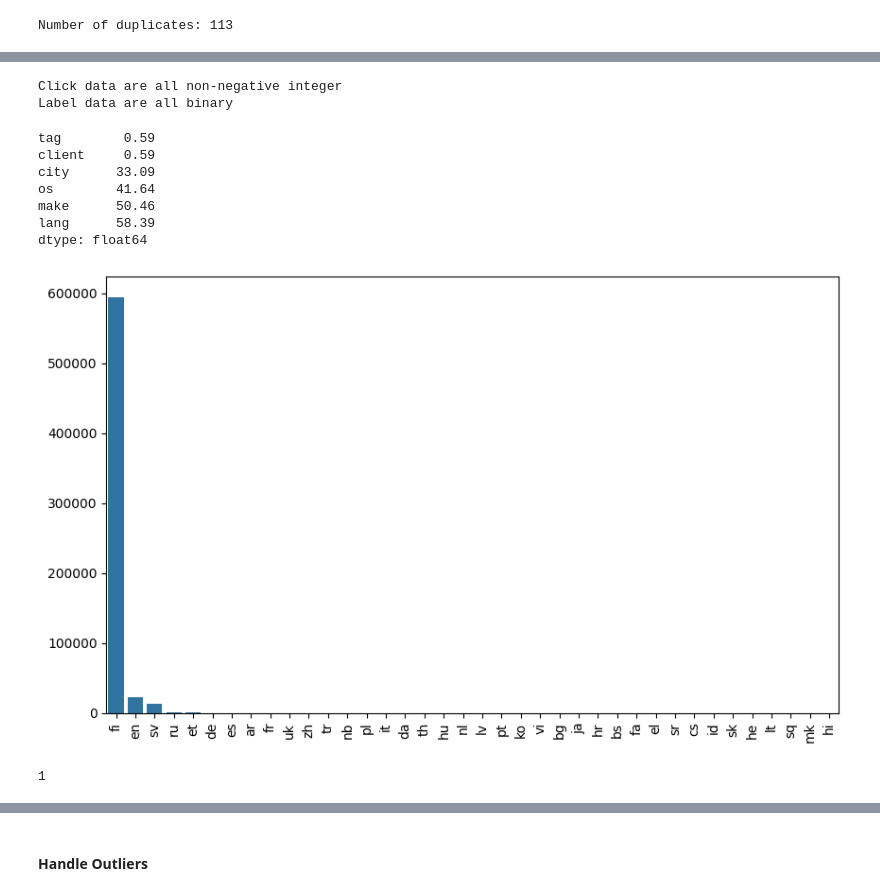
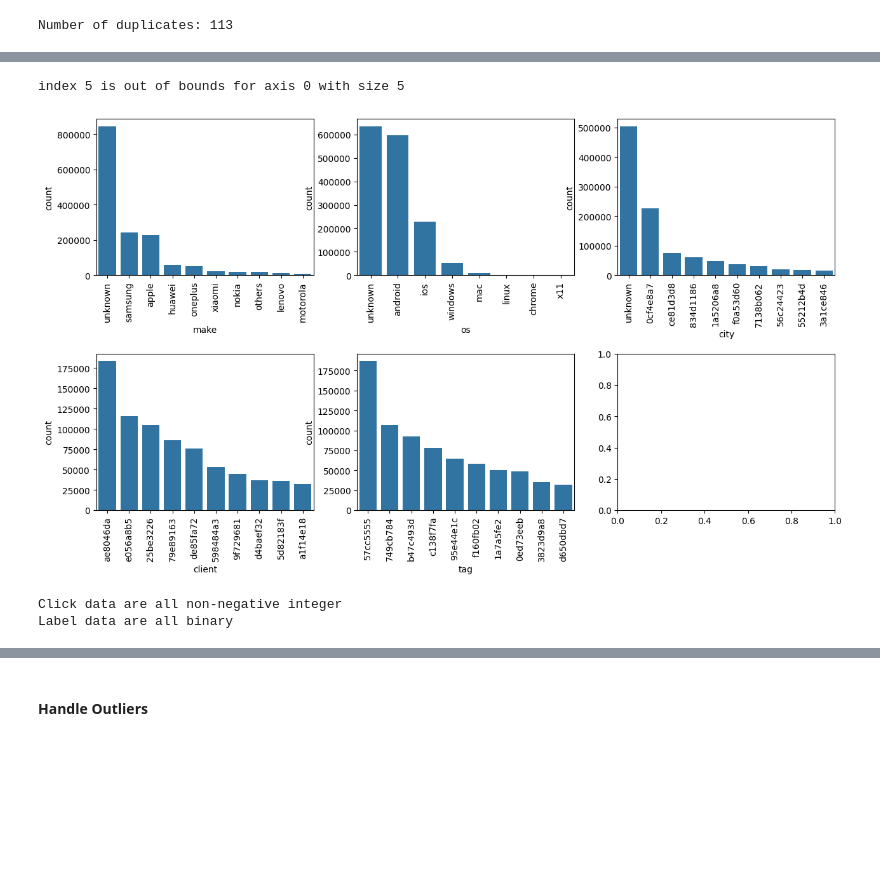
Before and after one commit to vinhng10/readpeak, a Jupyter notebook: DataScientist-Assignment.ipynb, the cells around one changed output, grey strips where cells are left out. Drawn from its saved outputs; the diff is of its cells as text; code cells hidden in the pictures; blank space fills up the shorter version.

```diff
--- a/DataScientist-Assignment.ipynb
+++ b/DataScientist-Assignment.ipynb
@@ -74,3 +108,32 @@ df["make"] = df["make"].apply(normalize_make)
+# %%
+# Drop "lang" column:
+df = df.drop("lang", axis=1)
+
+# Impute missing values with "unknown":
+df = df.fillna("unknown")
+# %%
+# Plot data distribution:
+fig, axes = plt.subplots(2, 3, figsize=(15, 8))
+fig.subplots_adjust(hspace=0.5)
+cols = missings.loc[missings > 0][::-1][1:].index
+
+top = 10
+for i in range(2):
+    for j in range(3):
+        try:
+            col = cols[3 * i + j]
+            sns.countplot(
+                x=col,
+                data=df,
+                order=df[col].value_counts().nlargest(top).index,
+                ax=axes[i, j],
+            )
+            axes[i, j].set_xticklabels(axes[i, j].get_xticklabels(), rotation=90)
+        except Exception as e:
+            print(e)
+# %% [output]
+index 5 is out of bounds for axis 0 with size 5
+[figure, added]
 # %%
 # Check data integrity:
 print(
@@ -91,20 +151,0 @@ df1 = df.loc[df["label"] == 1]
-# %%
-# Handle missing data:
-missing_percentage = (df.isnull().mean() * 100).round(2).sort_values()
-print(missing_percentage.loc[missing_percentage > 0])
-# %% [output]
-tag        0.59
-client     0.59
-city      33.09
-os        41.64
-make      50.46
-lang      58.39
-dtype: float64
-# %%
-barplot(df["lang"].value_counts(dropna=False))
-# %% [output]
-[figure, removed]
-# %%
-[0, 2, 3].index(2)
-# %% [output]
-1
```
Also changed, not shown: parts of 9 cells of this notebook, 1 other file.
